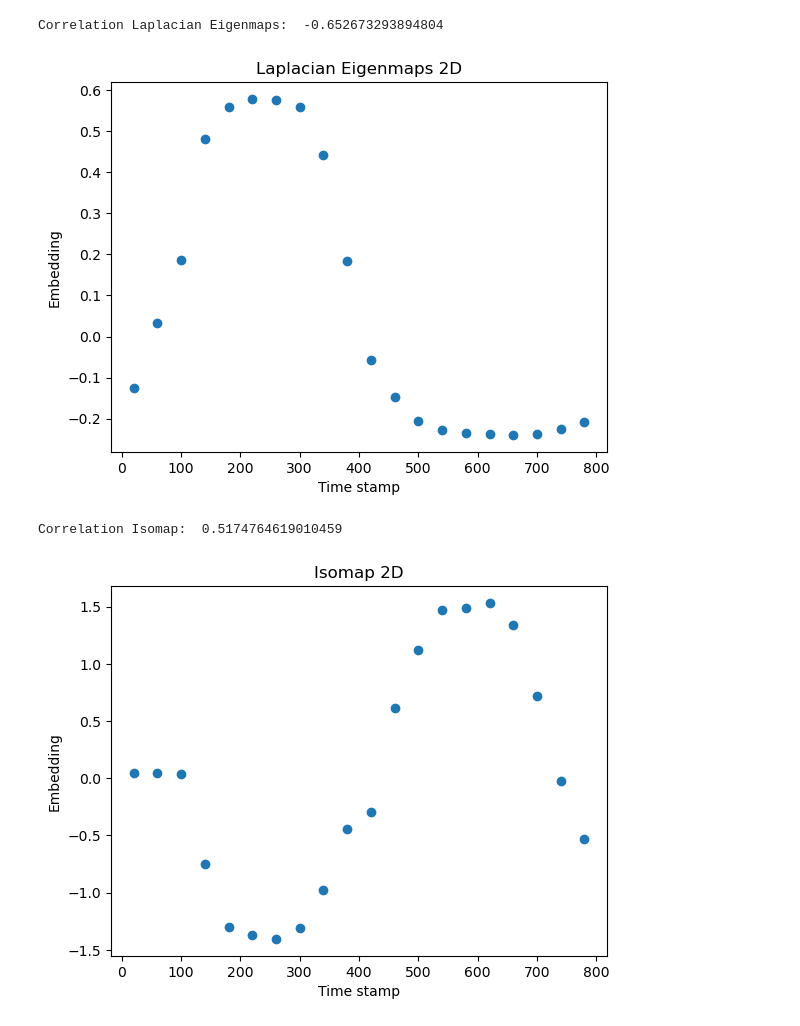
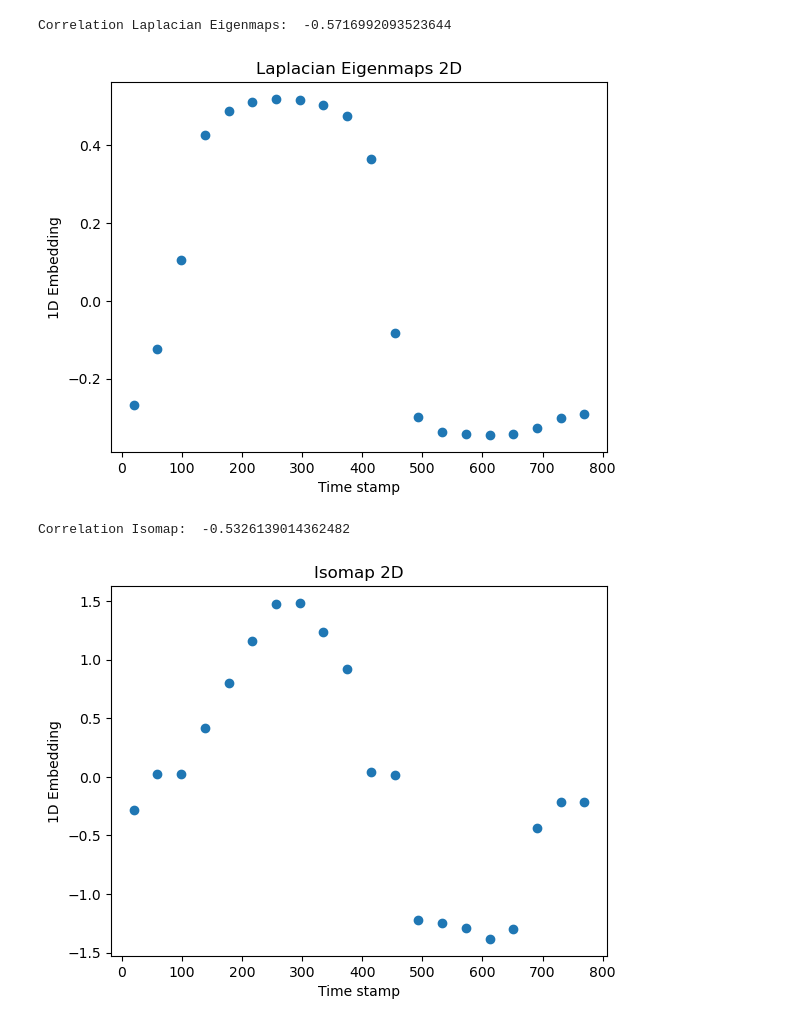
Before and after one commit to connormorris1/biomath208-final, a Jupyter notebook: manifold_learning.ipynb, the cells around one changed output. Cells and saved outputs as stored; diff of their text form; code cells hidden in the pictures.

```diff
--- a/manifold_learning.ipynb
+++ b/manifold_learning.ipynb
@@ -8,7 +9,7 @@ import pandas as pd
 # %%
 #2D model
 #input data
-data_path = "../data/SCD0000101/CINELAX_302"
+data_path = "../data/SCD0000101/CINELAX_301"
 all_times = []
 all_slices = []
 pixel_arrays = []
@@ -37,31 +38,30 @@ for i in range(selected_arrays.shape[0]):
 d = np.diag(np.sum(w, axis=1))
 #calculate laplacian matrix
 l = d - w
-#apply isomap
+#apply isomap and laplacian eigenmaps
 isomap = Isomap(n_components=1,n_neighbors=10)
 laplacian_eigenmaps = SpectralEmbedding(n_components=1,affinity='precomputed')
 laplacian_embedding = laplacian_eigenmaps.fit_transform(w)
 embedding = isomap.fit_transform(w)
-#apply learning (isomap, laplacian eigenmaps, etc.)
-
-#sort images
 # %%
 corr_laplacian = np.corrcoef(laplacian_embedding.ravel(), selected_times)[0, 1]
 corr_isomap = np.corrcoef(embedding.ravel(), selected_times)[0, 1]
 print("Correlation Laplacian Eigenmaps: ", corr_laplacian)
 plt.scatter(selected_times, laplacian_embedding.ravel())
 plt.title("Laplacian Eigenmaps 2D")
-plt.ylabel("Embedding")
+plt.ylabel("1D Embedding")
 plt.xlabel("Time stamp")
+plt.savefig("laplacian_embedding_2d.png")
 plt.show()
 print("Correlation Isomap: ", corr_isomap)
 plt.scatter(selected_times, embedding.ravel())
 plt.title("Isomap 2D")
-plt.ylabel("Embedding")
+plt.ylabel("1D Embedding")
 plt.xlabel("Time stamp")
+plt.savefig("isomap_2d.png")
 plt.show()
 # %% [output]
-Correlation Laplacian Eigenmaps:  -0.652673293894804
+Correlation Laplacian Eigenmaps:  -0.5716992093523644
-[figure, old version]
+[figure, new version]
-Correlation Isomap:  0.5174764619010459
+Correlation Isomap:  -0.5326139014362482
-[figure, old version]
+[figure, new version]
```
Also changed, not shown: parts of 9 cells of this notebook.
